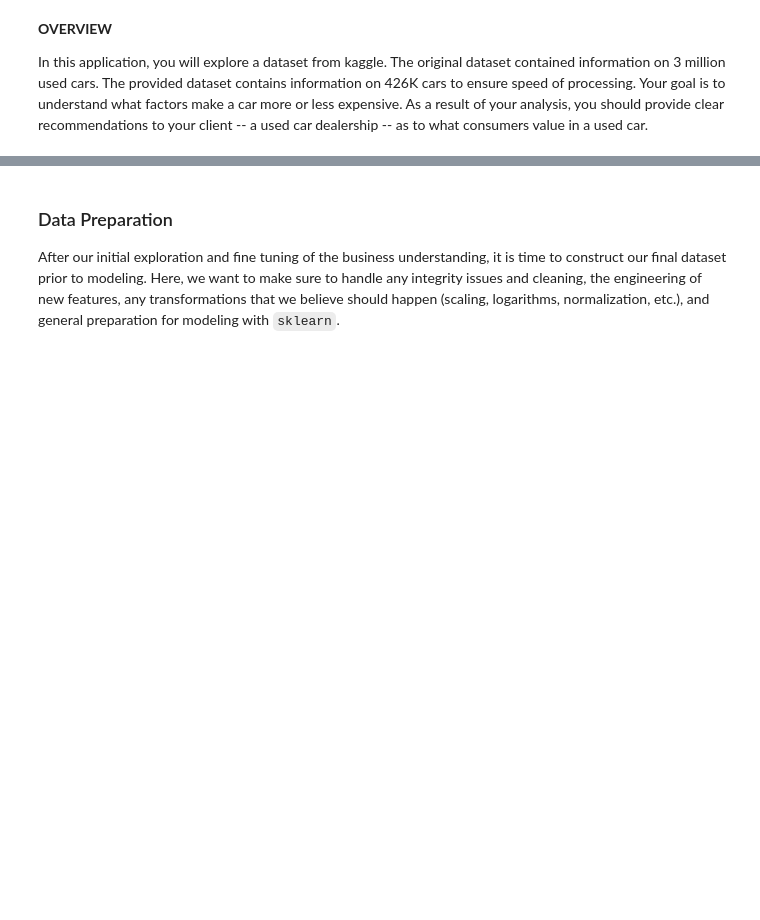
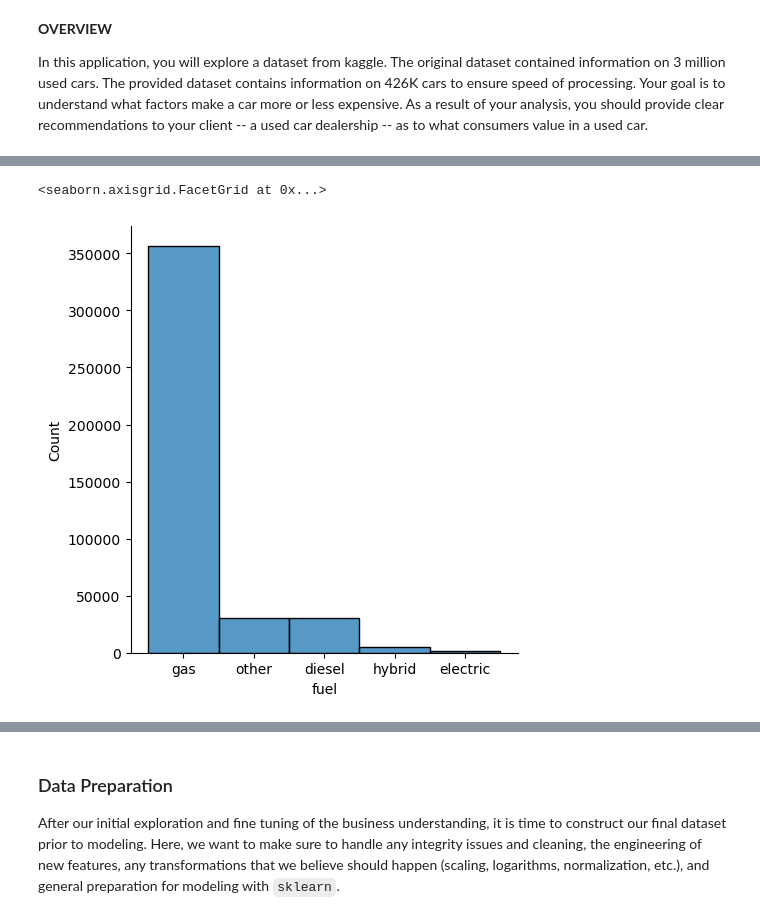
Before and after one commit to mohangunturu/whatdrivesvalueofcar, a Jupyter notebook: prompt_II.ipynb, the cells around one changed output, grey strips where cells are left out. Saved outputs shown, nothing was run; the diff lists cells and outputs as text; code cells hidden in the pictures; blank space fills up the shorter version.

```diff
--- a/prompt_II.ipynb
+++ b/prompt_II.ipynb
@@ -30,0 +219,5 @@ After considering the business understanding, we want to get familiar with our d
+# %%
+sns.displot(data, x="fuel")
+# %% [output]
+<seaborn.axisgrid.FacetGrid at 0x...>
+[figure, added]
```
Also changed, not shown: parts of 36 cells of this notebook.
